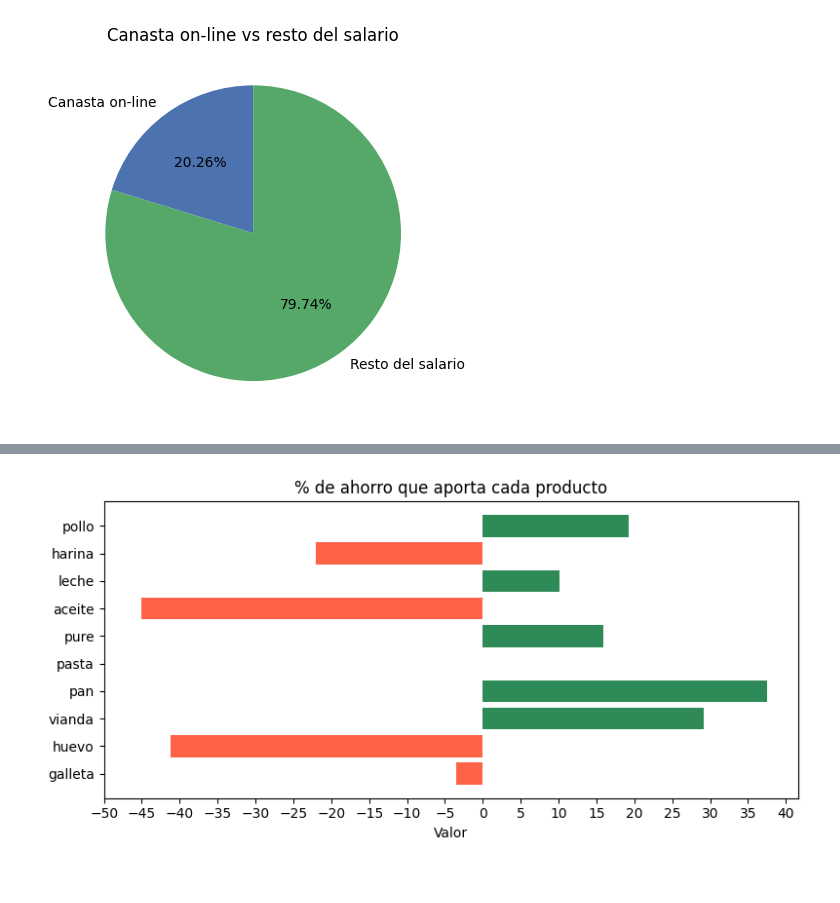
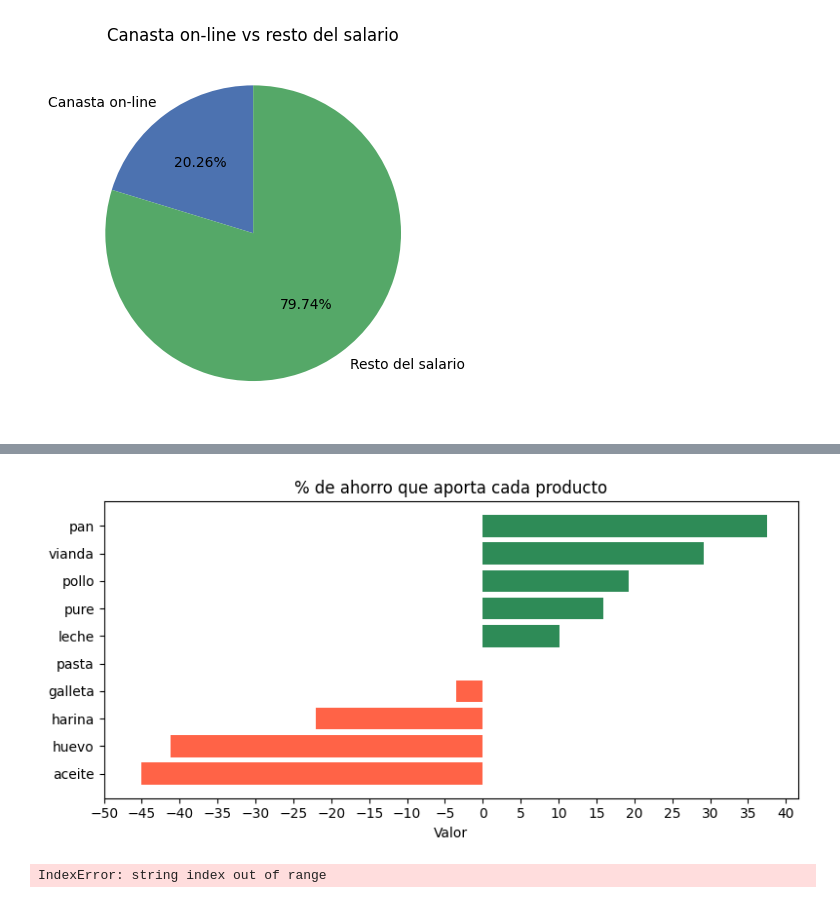
Before and after one commit to Samy0301/IP-ICD-Project, a Jupyter notebook: probando/pruebita.ipynb, the cells around one changed output, grey strips where cells are left out. Cells and saved outputs as stored; diff of their text form; code cells hidden in the pictures.

Commit message:
la tabla de rango dando problemas trabajando en eso

```diff
--- a/probando/pruebita.ipynb
+++ b/probando/pruebita.ipynb
@@ -180,32 +212,51 @@ import polars as pl
 import matplotlib.pyplot as plt
 import numpy as np
 import dic_work
 
 # DataFrame de ejemplo
 df = pl.DataFrame({
     "categoria": ["pollo", "harina", "leche", "aceite", "pure", "pasta", "pan", "vianda", "huevo", "galleta"],
     "valor": dic_work.lst_diff
 })
 
 # --- lógica de color ---
 df = df.with_columns(
     color=pl.when(pl.col("valor") < 0)
             .then(pl.lit("tomato"))
             .when(pl.col("valor") < 5 )
             .then(pl.lit("yellow"))
             .otherwise(pl.lit("seagreen"))
 )
-
+df = df.sort("valor", descending=True)
 # --- gráfico ---
 plt.figure(figsize=(8, 4))
 plt.barh(df["categoria"], df["valor"], color=df["color"])
 plt.xlabel("Valor")
 plt.title("% de ahorro que aporta cada producto")
 plt.gca().invert_yaxis()
 plt.tight_layout()
 min_x = df["valor"].min()
 max_x = df["valor"].max()
 plt.xticks(np.arange(np.floor(min_x/5)*5, np.ceil(max_x/5)*5 + 5, 5))
 plt.show()
 # %% [output]
-[figure, old version]
+[figure, new version]
+# %%
+from IPython.display import Markdown
+import json
+import dic_work
+
+with open("prueba.json", "r", encoding="utf-8") as f:
+    pimes_json = json.load(f)
+
+tabla = "| Producto | Online | Offline |\n"
+tabla += "|----------|-----------|-----------|\n"
+
+for item in pimes_json:
+    for dic in item["products"].keys():
+        for i in range(10):
+            tabla += f"| {dic[i]} | {dic_work.lst_rango_off[i]} | {dic_work.lst_rango_on[i]} |\n"
+
+Markdown(tabla)
+# %% [output]
+IndexError: string index out of range
```
Also changed, not shown: parts of 2 cells of this notebook, 4 other files.
